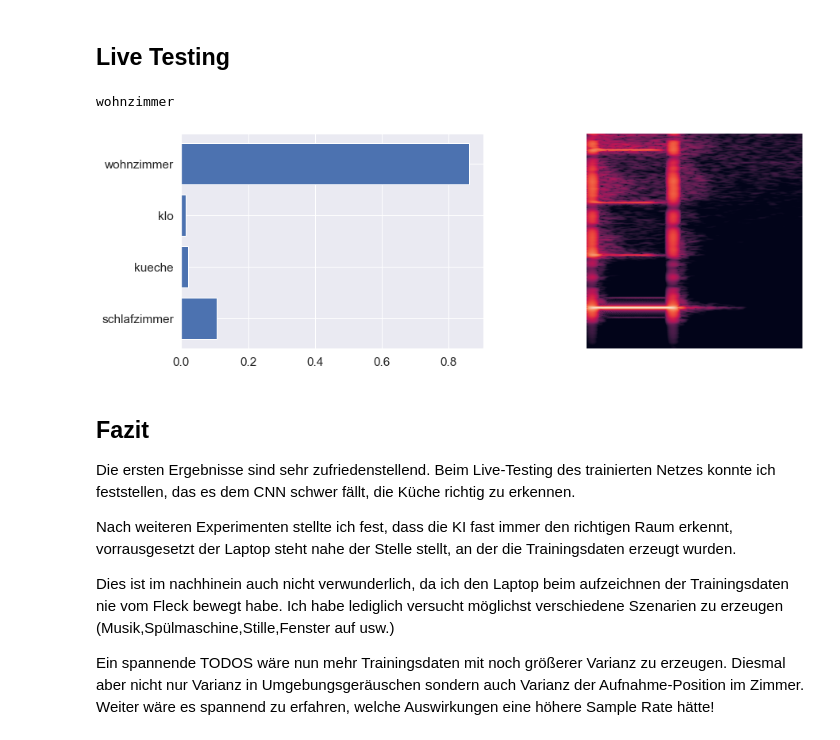
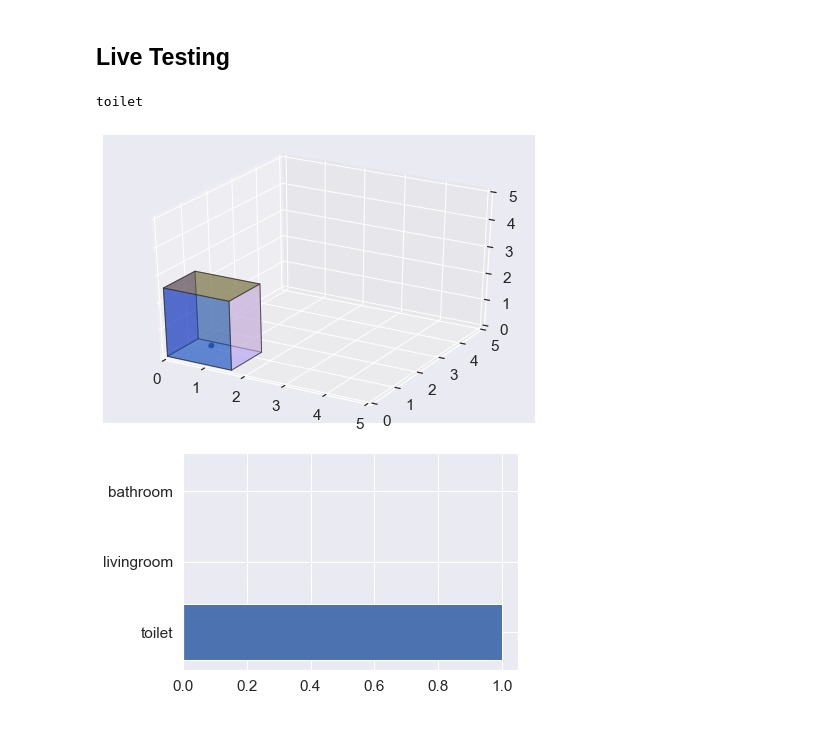
Before and after one commit to SimonWolf/echo_classification, a Jupyter notebook: 02_1D_CNN_Klassifikation-Copy1.ipynb, the cells around one changed output. Cells and saved outputs as stored; diff of their text form; code cells hidden in the pictures.

```diff
--- a/02_1D_CNN_Klassifikation-Copy1.ipynb
+++ b/02_1D_CNN_Klassifikation-Copy1.ipynb
@@ -264,28 +210,25 @@ def img_from_audio(rec):
-# %%
-img=img_from_audio(generate_new_echo())
-
-#print(CLASS_NAMES)
-img = tf.io.read_file("temp.png")
-#img = tf.io.read_file("data/schlafzimmer/100.png")
-img = decode_img(img)
-print(CLASS_NAMES[np.argmax(model.predict(tf.reshape(img,(1,400,400,1))))])
-
-fig, axs = plt.subplots(1,2,figsize=(15,5))
-axs[1].imshow(img.numpy().reshape(400,400))
-axs[1].set_axis_off()
-axs[0].barh([0,1,2,3],model.predict(tf.reshape(img,(1,400,400,1)))[0], align='center')
-axs[0].set_yticks([0,1,2,3])
-axs[0].set_yticklabels(CLASS_NAMES)
-plt.show()
-# %% [output]
-wohnzimmer
-[figure, removed]
-# %% [markdown]
-## Fazit
-Die ersten Ergebnisse sind sehr zufriedenstellend. Beim Live-Testing des trainierten Netzes konnte ich feststellen, das es dem CNN schwer fällt, die Küche richtig zu erkennen.
-
-Nach weiteren Experimenten stellte ich fest, dass die KI fast immer den richtigen Raum erkennt, vorrausgesetzt der Laptop steht nahe der Stelle stellt, an der die Trainingsdaten erzeugt wurden.
-
-Dies ist im nachhinein auch nicht verwunderlich, da ich den Laptop beim aufzeichnen der Trainingsdaten nie vom Fleck bewegt habe. Ich habe lediglich versucht möglichst verschiedene Szenarien zu erzeugen (Musik,Spülmaschine,Stille,Fenster auf usw.)
-
-Ein spannende TODOS wäre nun mehr Trainingsdaten mit noch größerer Varianz zu erzeugen. Diesmal aber nicht nur Varianz in Umgebungsgeräuschen sondern auch Varianz der Aufnahme-Position im Zimmer. Weiter wäre es spannend zu erfahren, welche Auswirkungen eine höhere Sample Rate hätte!
+# %%
+from components.room_simulator import room_simulator as rs
+from components.signal_generator import signal_generator
+room=rs(N_mutations_per_roomtype=1,roomtype="toilet").rooms[0]
+f,ax=room.plot()
+ax.set_xlim([0,5])
+ax.set_ylim([0,5])
+ax.set_zlim([0,5])
+#plt.show()
+
+room.compute_rir()
+pred_temp_raw=model.predict(tf.reshape(room.rir[0][0][:50000],(1,50000,1)))[0]
+pred_temp=[1 if x ==max(pred_temp_raw) else 0 for x in pred_temp_raw]
+
+print(label_decoder(pred_temp))
+
+fig, axs = plt.subplots()
+axs.barh([0,1,2],pred_temp_raw, align='center')
+axs.set_yticks([0,1,2])
+axs.set_yticklabels(CLASS_NAMES)
+plt.show()
+# %% [output]
+toilet
+[figure, added]
+[figure, added]
```
Also changed, not shown: parts of 9 cells of this notebook, 3 other files.
